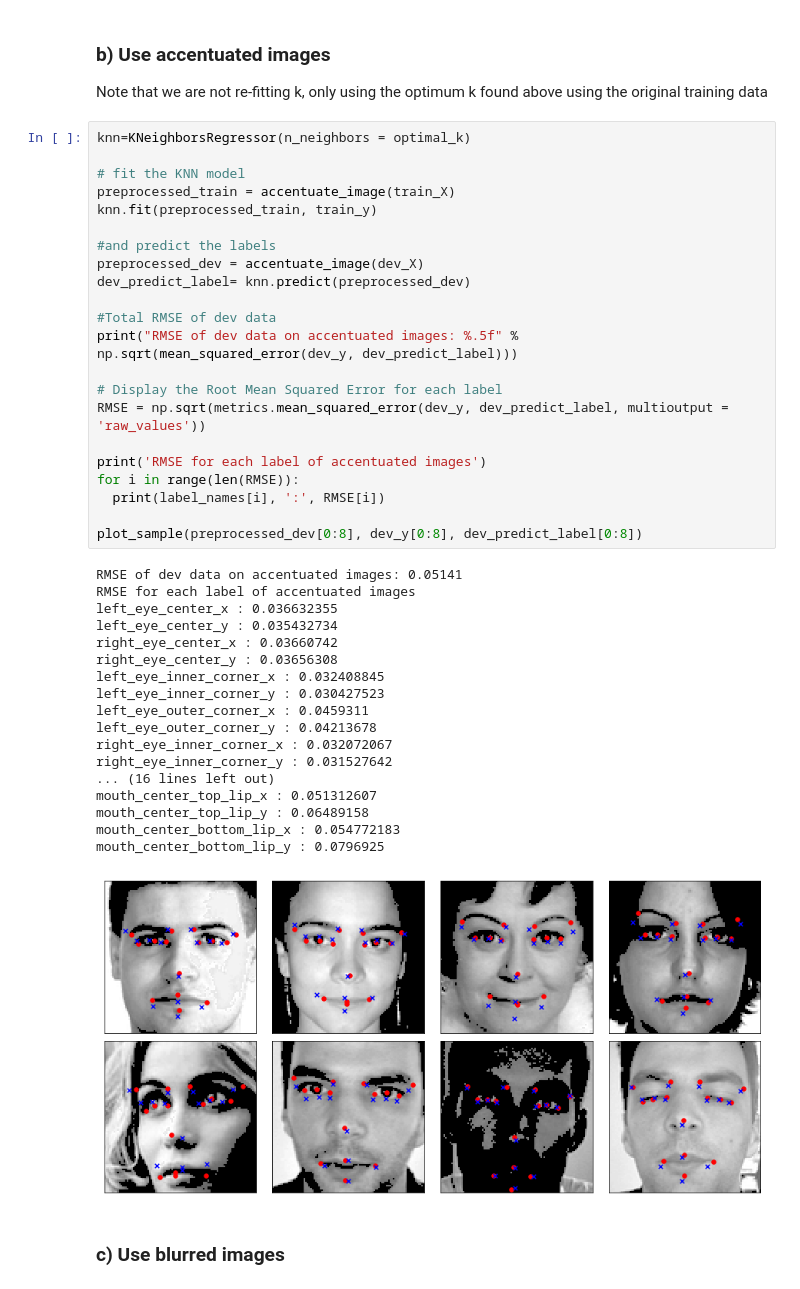
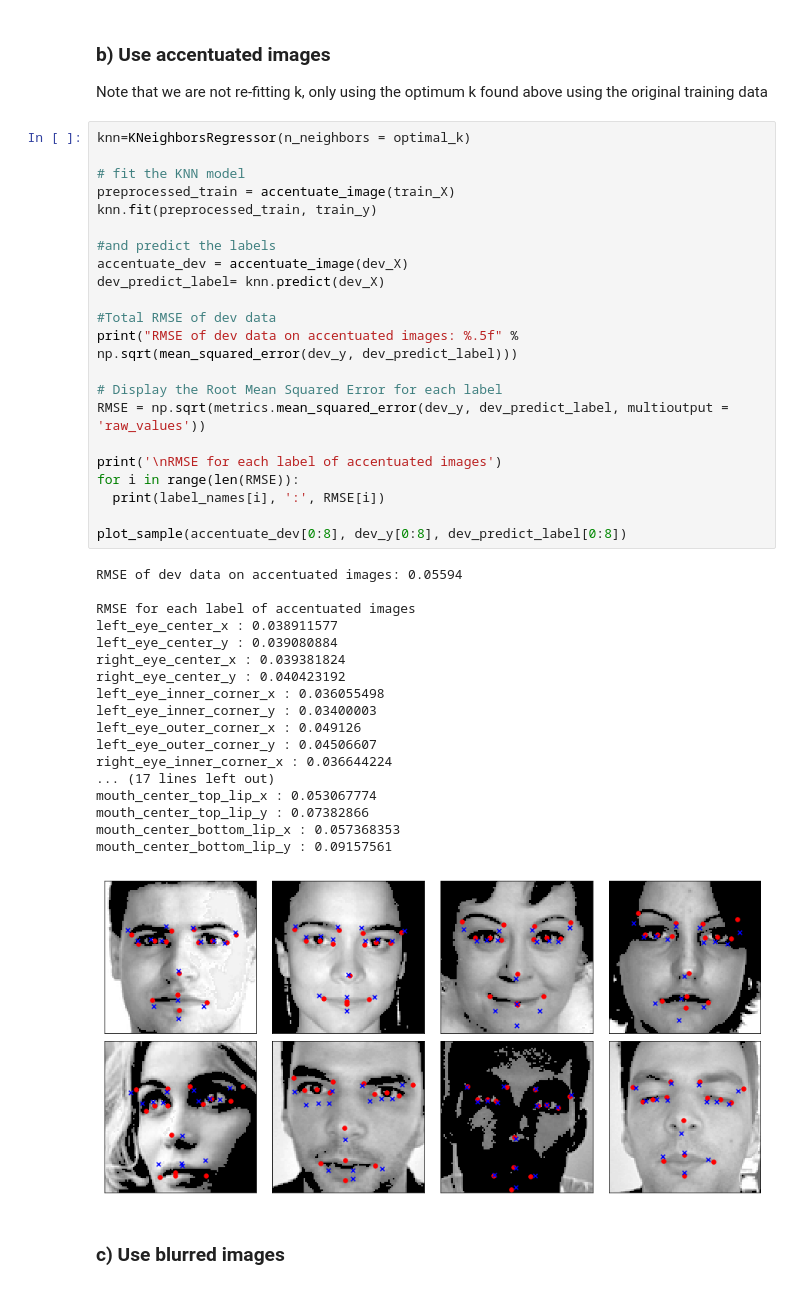
Before and after one commit to Shirleyhywl/W207_ALSY_FinalProject-1, a Jupyter notebook: W207_ALSY_FinalProject_Baseline_R2.ipynb, the cells around one changed output. Saved outputs shown, nothing was run; the diff lists cells and outputs as text.

```diff
--- a/W207_ALSY_FinalProject_Baseline_R2.ipynb
+++ b/W207_ALSY_FinalProject_Baseline_R2.ipynb
@@ -662,44 +687,44 @@ Note that we are not re-fitting k, only using the optimum k found above using th
 # %%
 knn=KNeighborsRegressor(n_neighbors = optimal_k)
 
 # fit the KNN model
 preprocessed_train = accentuate_image(train_X)
 knn.fit(preprocessed_train, train_y)
 
 #and predict the labels
-preprocessed_dev = accentuate_image(dev_X)
-dev_predict_label= knn.predict(preprocessed_dev)
+accentuate_dev = accentuate_image(dev_X)
+dev_predict_label= knn.predict(dev_X)
 
 #Total RMSE of dev data
 print("RMSE of dev data on accentuated images: %.5f" % np.sqrt(mean_squared_error(dev_y, dev_predict_label)))
 
 # Display the Root Mean Squared Error for each label
 RMSE = np.sqrt(metrics.mean_squared_error(dev_y, dev_predict_label, multioutput = 'raw_values'))
 
-print('RMSE for each label of accentuated images')
+print('\nRMSE for each label of accentuated images')
 for i in range(len(RMSE)):
   print(label_names[i], ':', RMSE[i])
 
-plot_sample(preprocessed_dev[0:8], dev_y[0:8], dev_predict_label[0:8])
+plot_sample(accentuate_dev[0:8], dev_y[0:8], dev_predict_label[0:8])
 # %% [output]
-RMSE of dev data on accentuated images: 0.05141
+RMSE of dev data on accentuated images: 0.05594
+
 RMSE for each label of accentuated images
-left_eye_center_x : 0.036632355
-left_eye_center_y : 0.035432734
-right_eye_center_x : 0.03660742
-right_eye_center_y : 0.03656308
-left_eye_inner_corner_x : 0.032408845
-left_eye_inner_corner_y : 0.030427523
-left_eye_outer_corner_x : 0.0459311
-left_eye_outer_corner_y : 0.04213678
-right_eye_inner_corner_x : 0.032072067
-right_eye_inner_corner_y : 0.031527642
-... (16 lines left out)
-mouth_center_top_lip_x : 0.051312607
-mouth_center_top_lip_y : 0.06489158
-mouth_center_bottom_lip_x : 0.054772183
-mouth_center_bottom_lip_y : 0.0796925
+left_eye_center_x : 0.038911577
+left_eye_center_y : 0.039080884
+right_eye_center_x : 0.039381824
+right_eye_center_y : 0.040423192
+left_eye_inner_corner_x : 0.036055498
+left_eye_inner_corner_y : 0.03400003
+left_eye_outer_corner_x : 0.049126
+left_eye_outer_corner_y : 0.04506607
+right_eye_inner_corner_x : 0.036644224
+... (17 lines left out)
+mouth_center_top_lip_x : 0.053067774
+mouth_center_top_lip_y : 0.07382866
+mouth_center_bottom_lip_x : 0.057368353
+mouth_center_bottom_lip_y : 0.09157561
-[figure, old version]
+[figure, new version]
 # %% [markdown]
 ### c) Use blurred images
 # %%
```
Also changed, not shown: parts of 113 cells of this notebook.
